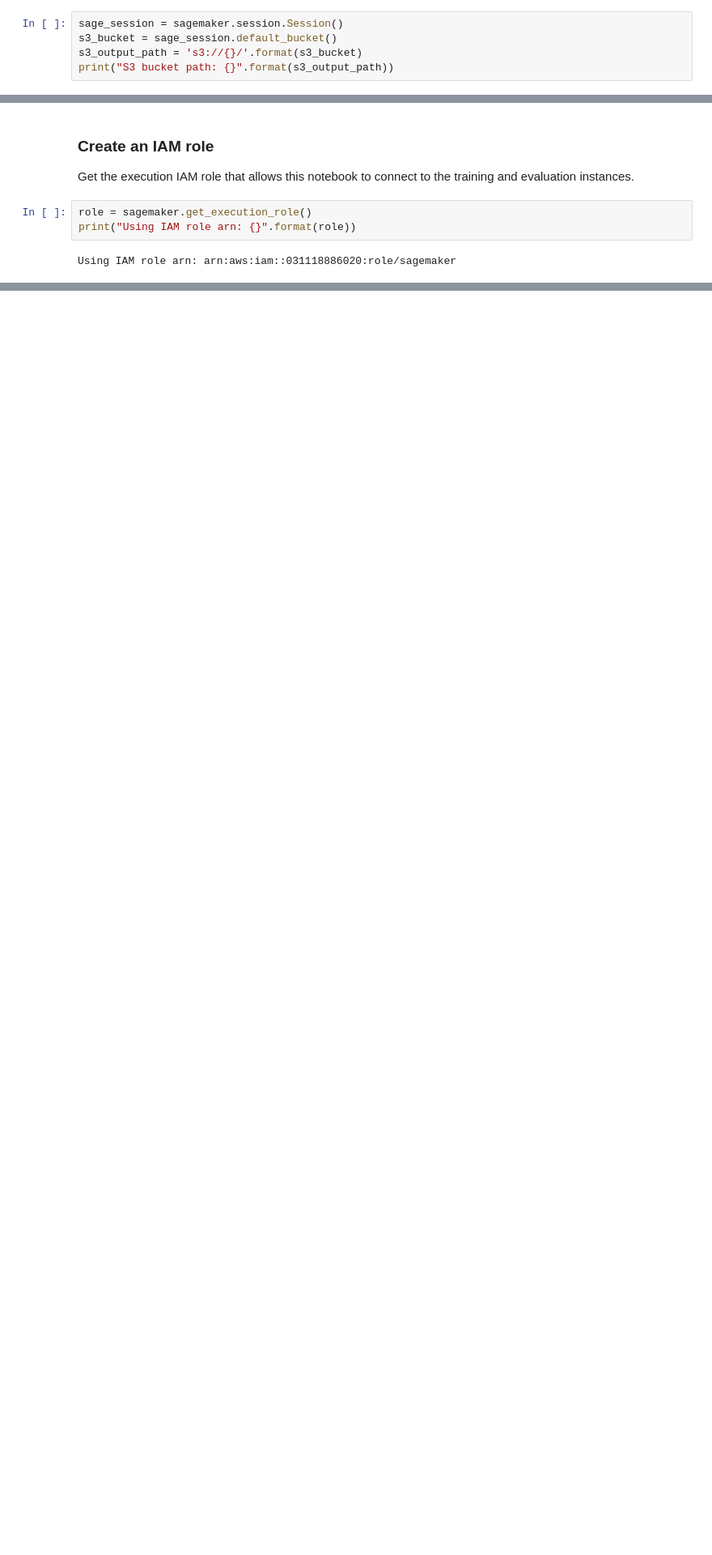
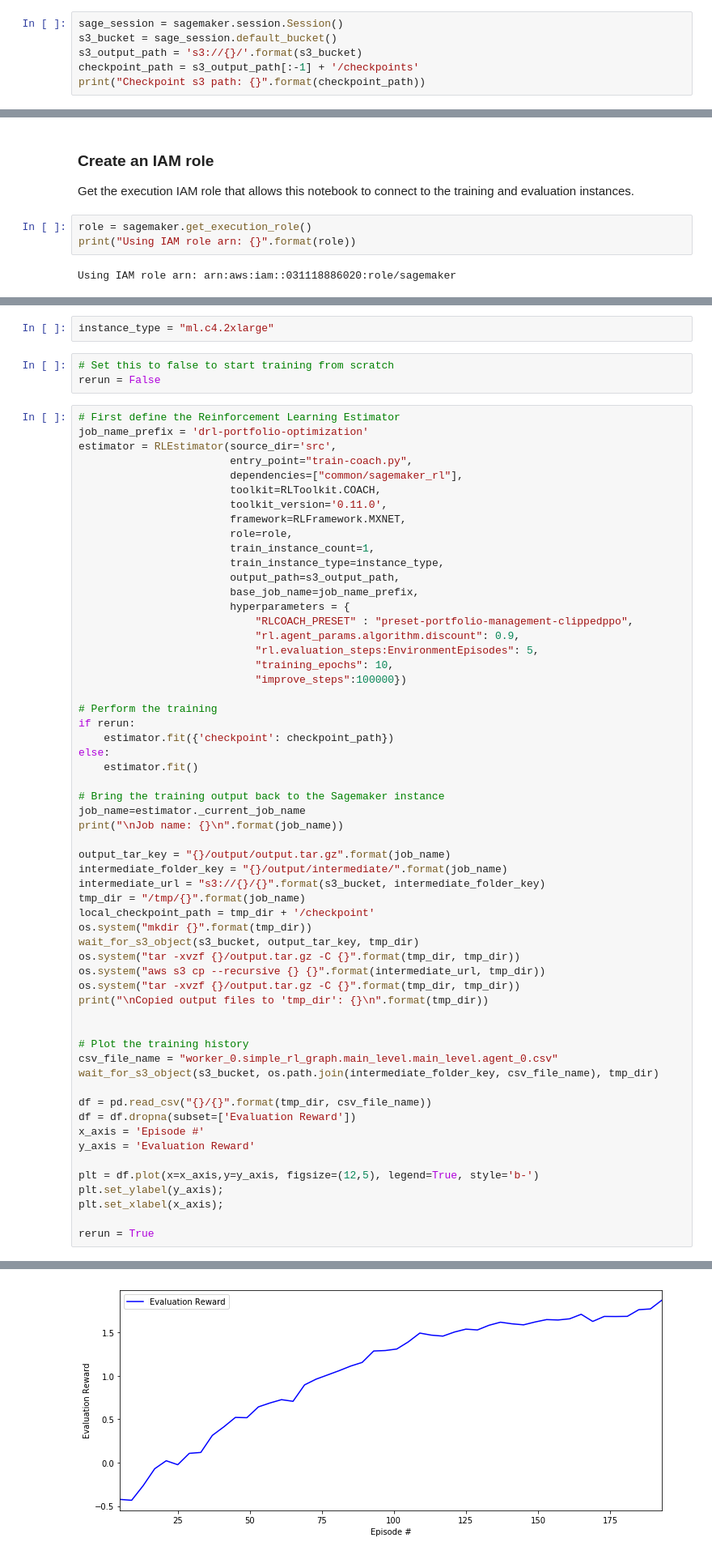
Before and after one commit to daniel-fudge/DRL-Portfolio-Optimization, a Jupyter notebook: drl-portfolio-optimization.ipynb, the cells around one changed output, grey strips where cells are left out. Shown: that part at 81% size. Drawn from its saved outputs; the diff is of its cells as text; blank space fills up the shorter version.

```diff
--- a/drl-portfolio-optimization.ipynb
+++ b/drl-portfolio-optimization.ipynb
@@ -125,5 +129,6 @@ Set up the linkage and authentication to the S3 bucket that you want to use for
 sage_session = sagemaker.session.Session()
 s3_bucket = sage_session.default_bucket()
 s3_output_path = 's3://{}/'.format(s3_bucket)
-print("S3 bucket path: {}".format(s3_output_path))
+checkpoint_path = s3_output_path[:-1] + '/checkpoints'
+print("Checkpoint s3 path: {}".format(checkpoint_path))
 # %% [output]
@@ -191,0 +163,64 @@ Billable seconds: 713
+# %%
+instance_type = "ml.c4.2xlarge"
+# %%
+# Set this to false to start training from scratch
+rerun = False
+# %%
+# First define the Reinforcement Learning Estimator
+job_name_prefix = 'drl-portfolio-optimization'
+estimator = RLEstimator(source_dir='src',
+                        entry_point="train-coach.py",
+                        dependencies=["common/sagemaker_rl"],
+                        toolkit=RLToolkit.COACH,
+                        toolkit_version='0.11.0',
+                        framework=RLFramework.MXNET,
+                        role=role,
+                        train_instance_count=1,
+                        train_instance_type=instance_type,
+                        output_path=s3_output_path,
+                        base_job_name=job_name_prefix,
+                        hyperparameters = {
+                            "RLCOACH_PRESET" : "preset-portfolio-management-clippedppo",
+                            "rl.agent_params.algorithm.discount": 0.9,
+                            "rl.evaluation_steps:EnvironmentEpisodes": 5,
+                            "training_epochs": 10,
+                            "improve_steps":100000})
+
+# Perform the training
+if rerun:
+    estimator.fit({'checkpoint': checkpoint_path})
+else:
+    estimator.fit()
+
+# Bring the training output back to the Sagemaker instance
+job_name=estimator._current_job_name
+print("\nJob name: {}\n".format(job_name))
+
+output_tar_key = "{}/output/output.tar.gz".format(job_name)
+intermediate_folder_key = "{}/output/intermediate/".format(job_name)
+intermediate_url = "s3://{}/{}".format(s3_bucket, intermediate_folder_key)
+tmp_dir = "/tmp/{}".format(job_name)
+local_checkpoint_path = tmp_dir + '/checkpoint'
+os.system("mkdir {}".format(tmp_dir))
+wait_for_s3_object(s3_bucket, output_tar_key, tmp_dir)
+os.system("tar -xvzf {}/output.tar.gz -C {}".format(tmp_dir, tmp_dir))
+os.system("aws s3 cp --recursive {} {}".format(intermediate_url, tmp_dir))
+os.system("tar -xvzf {}/output.tar.gz -C {}".format(tmp_dir, tmp_dir))
+print("\nCopied output files to 'tmp_dir': {}\n".format(tmp_dir))
+
+
+# Plot the training history
+csv_file_name = "worker_0.simple_rl_graph.main_level.main_level.agent_0.csv"
+wait_for_s3_object(s3_bucket, os.path.join(intermediate_folder_key, csv_file_name), tmp_dir)
+
+df = pd.read_csv("{}/{}".format(tmp_dir, csv_file_name))
+df = df.dropna(subset=['Evaluation Reward'])
+x_axis = 'Episode #'
+y_axis = 'Evaluation Reward'
+
+plt = df.plot(x=x_axis,y=y_axis, figsize=(12,5), legend=True, style='b-')
+plt.set_ylabel(y_axis);
+plt.set_xlabel(x_axis);
+
+rerun = True
+# %% [output]
@@ -191,0 +244 @@ Billable seconds: 713
+[figure, added]
```
Also changed, not shown: parts of 23 cells of this notebook, 9 other files.
